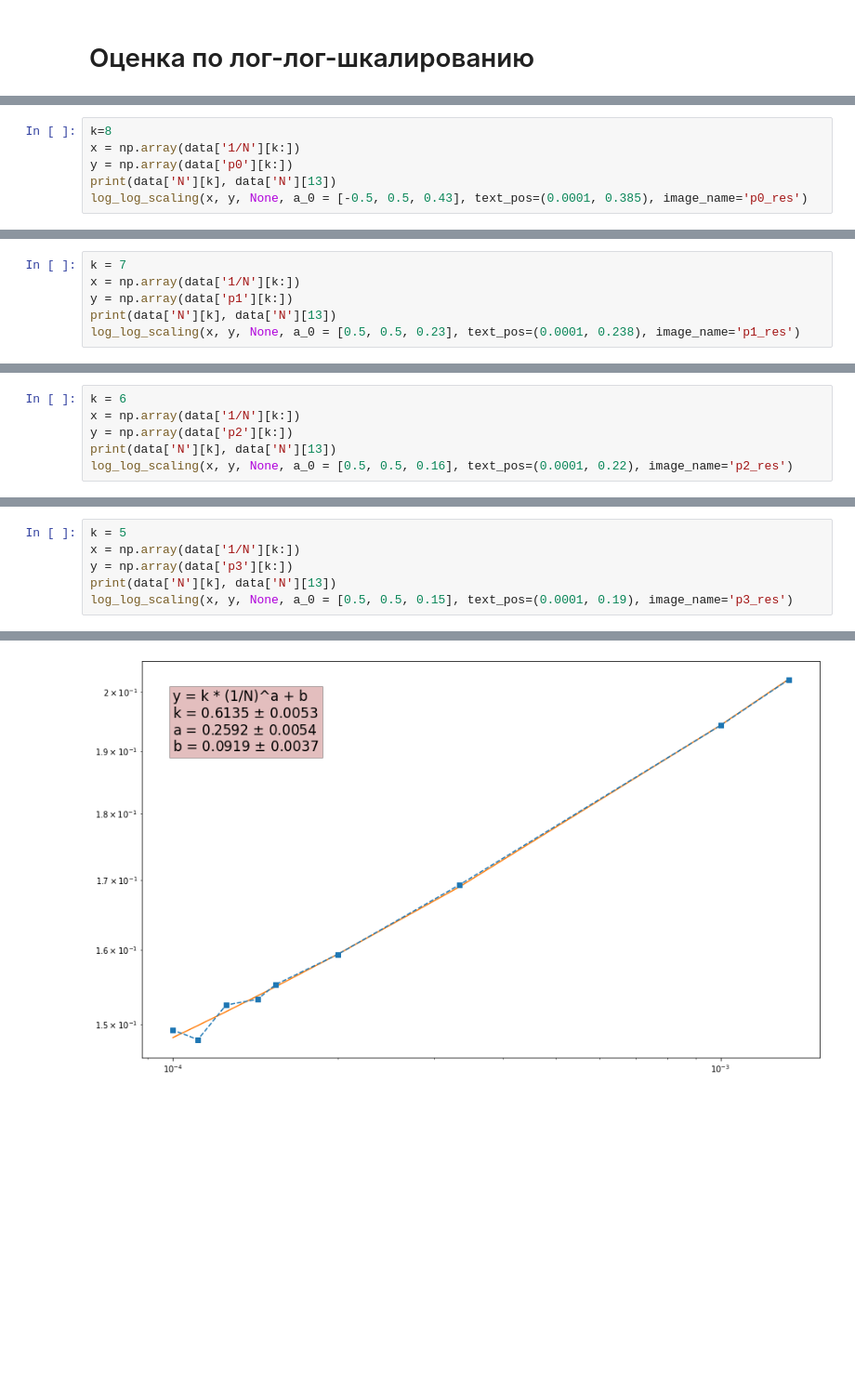
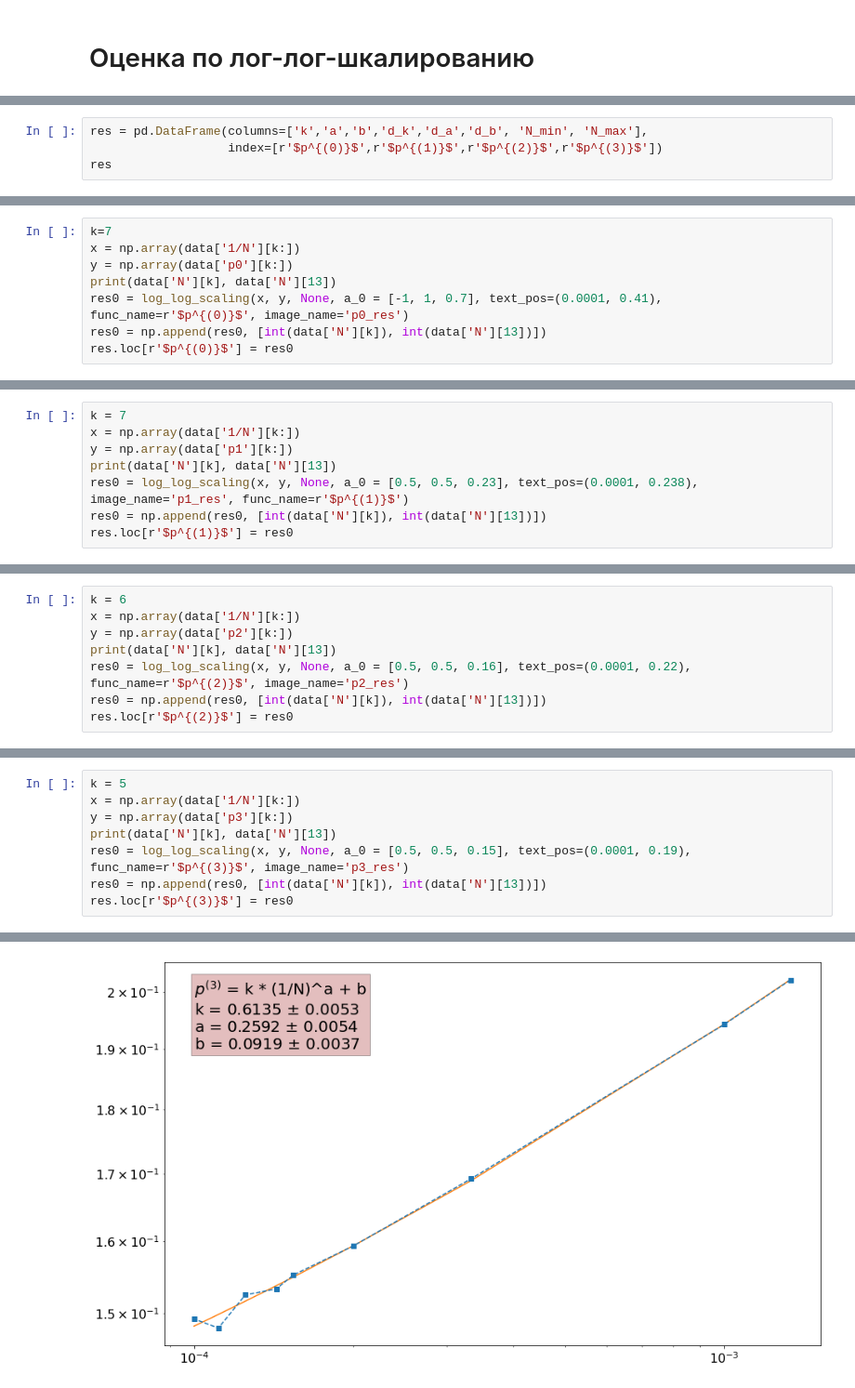
Before and after one commit to Chpel/ProjectMagnet, a Jupyter notebook: Расчёты .ipynb/DS_atmosphere.ipynb, the cells around one changed output, grey strips where cells are left out. Shown at 93% size. Drawn from its saved outputs; the diff is of its cells as text; blank space fills up the shorter version.

```diff
--- a/Расчёты .ipynb/DS_atmosphere.ipynb
+++ b/Расчёты .ipynb/DS_atmosphere.ipynb
@@ -165,0 +171,4 @@ def log_log_scaling(x, y, dy, a_0=[1,1,0], text_pos=(0.0001,0.07), image_name=No
+# %%
+res = pd.DataFrame(columns=['k','a','b','d_k','d_a','d_b', 'N_min', 'N_max'],
+                   index=[r'$p^{(0)}$',r'$p^{(1)}$',r'$p^{(2)}$',r'$p^{(3)}$'])
+res
@@ -166,7 +181,9 @@ def log_log_scaling(x, y, dy, a_0=[1,1,0], text_pos=(0.0001,0.07), image_name=No
 # %%
-k=8
+k=7
 x = np.array(data['1/N'][k:])
 y = np.array(data['p0'][k:])
 print(data['N'][k], data['N'][13])
-log_log_scaling(x, y, None, a_0 = [-0.5, 0.5, 0.43], text_pos=(0.0001, 0.385), image_name='p0_res')
+res0 = log_log_scaling(x, y, None, a_0 = [-1, 1, 0.7], text_pos=(0.0001, 0.41), func_name=r'$p^{(0)}$', image_name='p0_res')
+res0 = np.append(res0, [int(data['N'][k]), int(data['N'][13])])
+res.loc[r'$p^{(0)}$'] = res0
 # %% [output]
@@ -179,7 +195,9 @@ k = 7
 x = np.array(data['1/N'][k:])
 y = np.array(data['p1'][k:])
 print(data['N'][k], data['N'][13])
-log_log_scaling(x, y, None, a_0 = [0.5, 0.5, 0.23], text_pos=(0.0001, 0.238), image_name='p1_res')
+res0 = log_log_scaling(x, y, None, a_0 = [0.5, 0.5, 0.23], text_pos=(0.0001, 0.238), image_name='p1_res', func_name=r'$p^{(1)}$')
+res0 = np.append(res0, [int(data['N'][k]), int(data['N'][13])])
+res.loc[r'$p^{(1)}$'] = res0
 # %% [output]
 3000 10000
 True
@@ -190,7 +207,9 @@ k = 6
 x = np.array(data['1/N'][k:])
 y = np.array(data['p2'][k:])
 print(data['N'][k], data['N'][13])
-log_log_scaling(x, y, None, a_0 = [0.5, 0.5, 0.16], text_pos=(0.0001, 0.22), image_name='p2_res')
+res0 = log_log_scaling(x, y, None, a_0 = [0.5, 0.5, 0.16], text_pos=(0.0001, 0.22), func_name=r'$p^{(2)}$', image_name='p2_res')
+res0 = np.append(res0, [int(data['N'][k]), int(data['N'][13])])
+res.loc[r'$p^{(2)}$'] = res0
 # %% [output]
 1000 10000
 True
@@ -201,7 +219,9 @@ k = 5
 x = np.array(data['1/N'][k:])
 y = np.array(data['p3'][k:])
 print(data['N'][k], data['N'][13])
-log_log_scaling(x, y, None, a_0 = [0.5, 0.5, 0.15], text_pos=(0.0001, 0.19), image_name='p3_res')
+res0 = log_log_scaling(x, y, None, a_0 = [0.5, 0.5, 0.15], text_pos=(0.0001, 0.19), func_name=r'$p^{(3)}$', image_name='p3_res')
+res0 = np.append(res0, [int(data['N'][k]), int(data['N'][13])])
+res.loc[r'$p^{(3)}$'] = res0
 # %% [output]
 750 10000
 True
@@ -209 +228 @@ True
-[figure, old version]
+[figure, new version]
```
Also changed, not shown: parts of 8 cells of this notebook, 24 other files.
